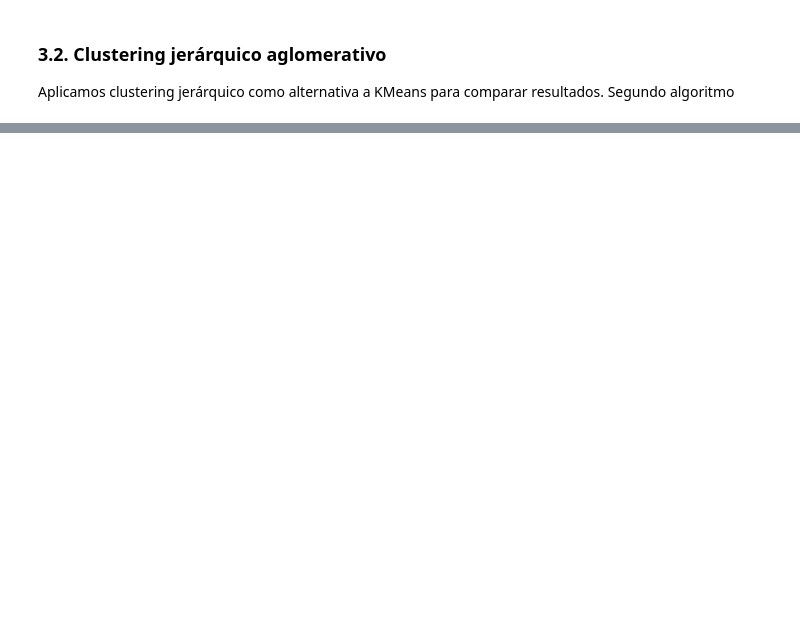
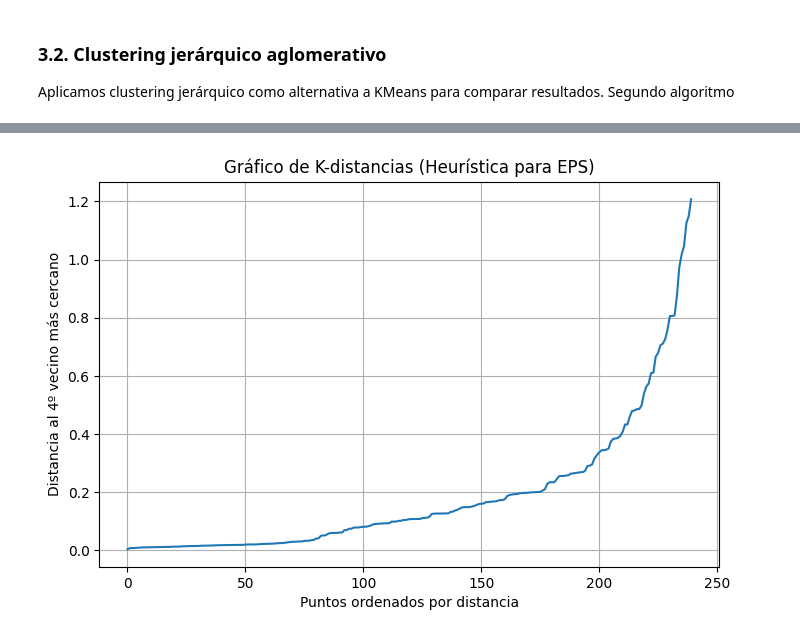
Before and after one commit to 100522254/Proyecto-ML-2, a Jupyter notebook: Proyecto2.ipynb, the cells around one changed output, grey strips where cells are left out. Cells and saved outputs as stored; diff of their text form; code cells hidden in the pictures; blank space fills up the shorter version.

Commit message:
Corrección de errores y avance en 3.3 DBSCAN

```diff
--- a/Proyecto2.ipynb
+++ b/Proyecto2.ipynb
@@ -201,0 +307,28 @@ plt.show()
+# %%
+# 1. Definimos cuántos vecinos queremos mirar.
+# La regla general para min_samples en DBSCAN es: 2 * número de dimensiones.
+# Como usamos PCA con 2 componentes, min_samples = 4.
+vecinos = 4
+
+# 2. Entrenamos un modelo solo para buscar los vecinos más cercanos de cada punto en nuestro PCA
+nn = NearestNeighbors(n_neighbors=vecinos)
+nn.fit(X_pca)
+
+# 3. Calculamos las distancias a esos vecinos
+# distances: guarda la distancia // indices: guarda qué punto es el vecino
+distances, indices = nn.kneighbors(X_pca)
+
+# 4. Ordenamos las distancias de menor a mayor (nos fijamos solo en la distancia al 4º vecino, por eso el [:, 3])
+# Nota: el índice 0 es el propio punto, el 1 es el primer vecino... el 3 es el cuarto vecino (4-1=3)
+distancias_ordenadas = np.sort(distances[:, 3])
+
+# 5. Dibujamos el gráfico
+plt.figure(figsize=(8, 5))
+plt.plot(distancias_ordenadas)
+plt.title("Gráfico de K-distancias (Heurística para EPS)")
+plt.xlabel("Puntos ordenados por distancia")
+plt.ylabel("Distancia al 4º vecino más cercano")
+plt.grid(True)
+plt.show()
+# %% [output]
+[figure, added]
```
Also changed, not shown: parts of 8 cells of this notebook.
